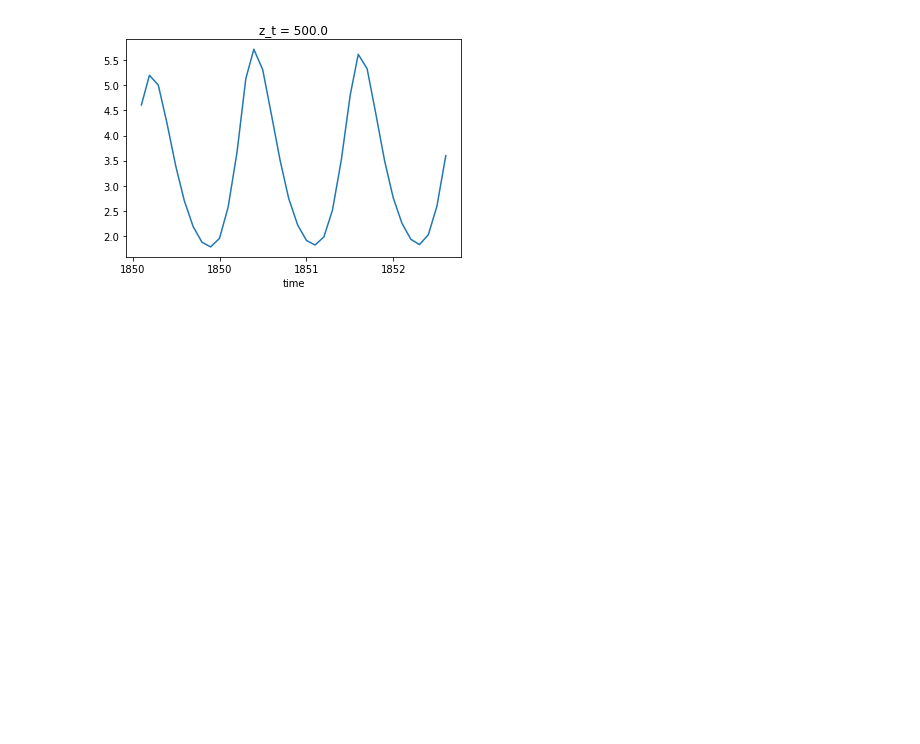
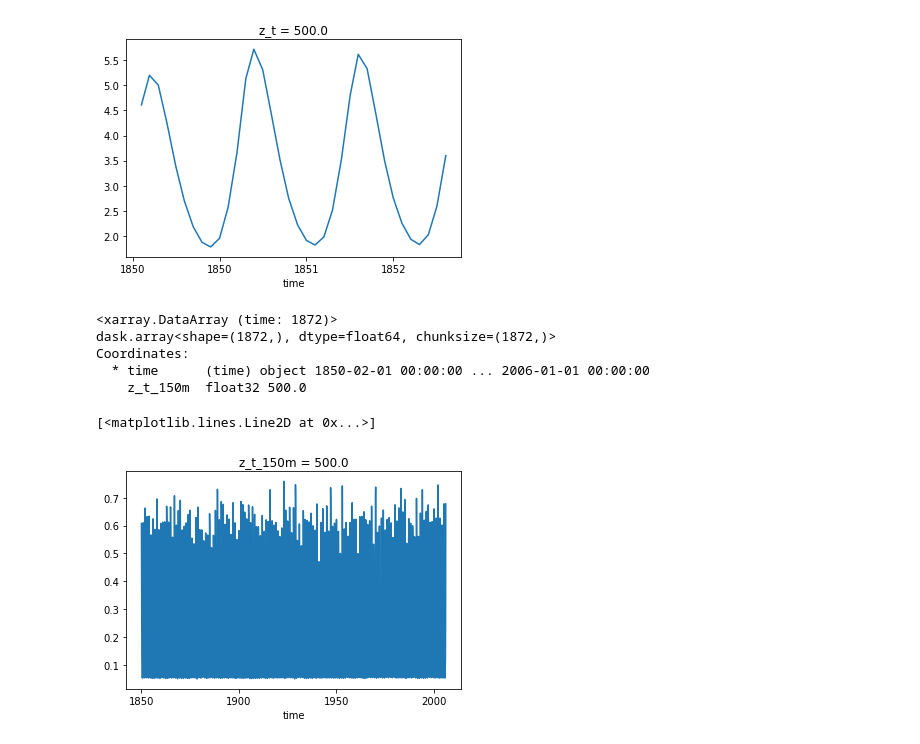
Before and after one commit to matt-long/krill-cesm-le, a Jupyter notebook: notebooks/cesm-le-initial-look.ipynb, the cells around one changed output. Drawn from its saved outputs; the diff is of its cells as text; code cells hidden in the pictures; blank space fills up the shorter version.

Commit message:
added diatChl

```diff
--- a/notebooks/cesm-le-initial-look.ipynb
+++ b/notebooks/cesm-le-initial-look.ipynb
@@ -13,10 +13,18 @@ cesmle_root = '/glade/p/cesm/community/CESM-LE/data/CESM-CAM5-BGC-LE'
 
 component = 'ocn'
 freq = 'monthly'
-variable = 'SST'
 stream = 'pop.h' # POP ocean model monthly stream
 case = 'b.e11.B20TRC5CNBDRD.f09_g16.001'
 
-files = glob(f'{cesmle_root}/{component}/proc/tseries/{freq}/{variable}/{case}.{stream}.{variable}.*.nc')
-files
+variable = ['SST', 'diatChl']
+
+# loop over variables, construct list of datasets
+ds_list = []
+for v in variable:
+    files = glob(f'{cesmle_root}/{component}/proc/tseries/{freq}/{v}/{case}.{stream}.{v}.*.nc')
+    dsi = xr.open_mfdataset(files, decode_coords=False)
+    ds_list.append(dsi)
+
+ds = xr.merge(ds_list)
+ds
 # %% [output]
@@ -24,3 +54,0 @@ files
-# %%
-ds = xr.open_mfdataset(files, decode_coords=False)
-ds
@@ -130,3 +133,17 @@ sst_so_mean.isel(time=slice(0, 36)).plot()
 # %% [output]
 [<matplotlib.lines.Line2D at 0x...>]
 [figure]
+# %%
+diatChl_so_mean = (ds.diatChl.isel(z_t_150m=0) * masked_area).sum(['nlat', 'nlon']) / masked_area.sum(['nlat', 'nlon'])
+diatChl_so_mean
+# %% [output]
+<xarray.DataArray (time: 1872)>
+dask.array<shape=(1872,), dtype=float64, chunksize=(1872,)>
+Coordinates:
+  * time      (time) object 1850-02-01 00:00:00 ... 2006-01-01 00:00:00
+    z_t_150m  float32 500.0
+# %%
+diatChl_so_mean.plot()
+# %% [output]
+[<matplotlib.lines.Line2D at 0x...>]
+[figure, added]
```
Also changed, not shown: parts of 2 cells of this notebook.
